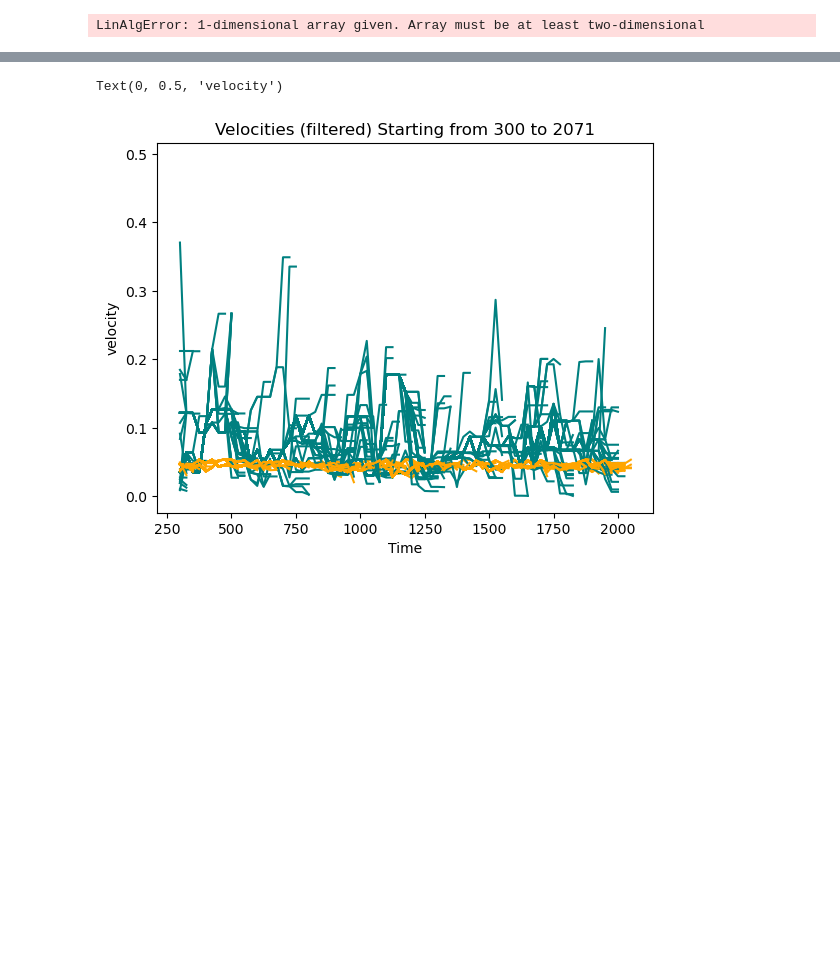
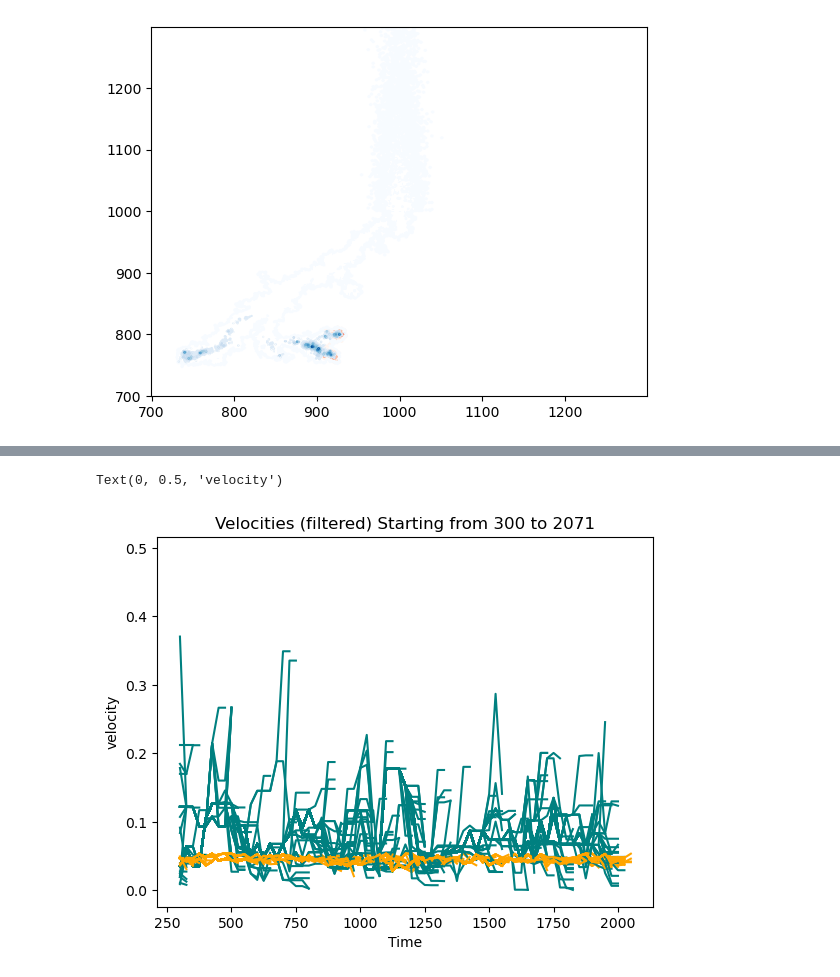
Before and after one commit to zhizhang1445/CRISPR_Sim, a Jupyter notebook: Unittest/tracking.ipynb, the cells around one changed output, grey strips where cells are left out. Saved outputs shown, nothing was run; the diff lists cells and outputs as text; code cells hidden in the pictures; blank space fills up the shorter version.

```diff
--- a/Unittest/tracking.ipynb
+++ b/Unittest/tracking.ipynb
@@ -7,10 +7,13 @@ import json
 import matplotlib as mpl
 import matplotlib.pyplot as plt
 from scipy.optimize import curve_fit
-import tqdm
+import sys
+sys.path.insert(0, "../Scripts")
 
 %run ../Scripts/trajectory.py
 %run ../Scripts/trajectoryVisual.py
 %run ../Scripts/trajsTree.py
 %run ../Scripts/supMethods.py
-foldername = "../Data_temp_name/m-1_seed0"
+%run ../Scripts/analysisMethods.py
+
+foldername = '../Data_temp_name12/beta-0.02_seed1'
@@ -50,4 +19,0 @@ popt, pcov = curve_fit(multivariate_2D_gaussian, points, values)
-# %%
-multivariate_2D_gaussian(points, 1, initial_guess_mean1.flatten(), initial_guess_cov1.flatten())
-# %% [output]
-LinAlgError: 1-dimensional array given. Array must be at least two-dimensional
@@ -58,0 +22,4 @@ t_domain = np.arange(t0, tf, dt)
+# %%
+tdom, _, margins = get_tdomain(foldername, to_plot = True, margins=(-0.35, -0.35))
+# %% [output]
+[figure, added]
```
Also changed, not shown: parts of 15 cells of this notebook, 3 other files.
